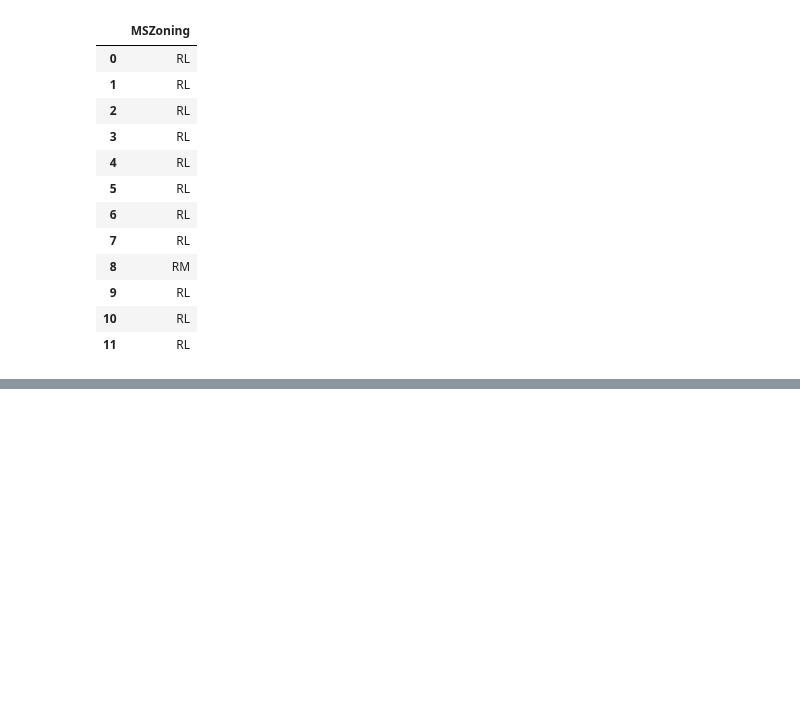
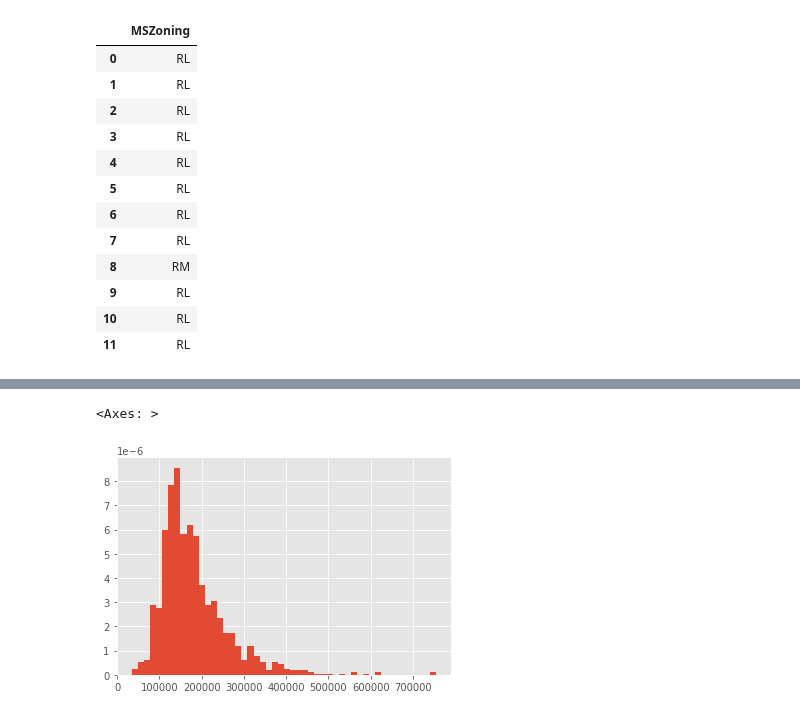
Before and after one commit to AkhilVinayakp/machine_Learning_Algorithms_python, a Jupyter notebook: EtE_projects/house-prices/Experiments/analysis.ipynb, the cells around one changed output, grey strips where cells are left out. Saved outputs shown, nothing was run; the diff lists cells and outputs as text; code cells hidden in the pictures; blank space fills up the shorter version.

```diff
--- a/EtE_projects/house-prices/Experiments/analysis.ipynb
+++ b/EtE_projects/house-prices/Experiments/analysis.ipynb
@@ -133,0 +173,5 @@ df[['MSZoning']].head(12)
+# %%
+df['SalePrice'].hist(bins=50, density=True)
+# %% [output]
+<Axes: >
+[figure, added]
```
Also changed, not shown: parts of 16 cells of this notebook.
